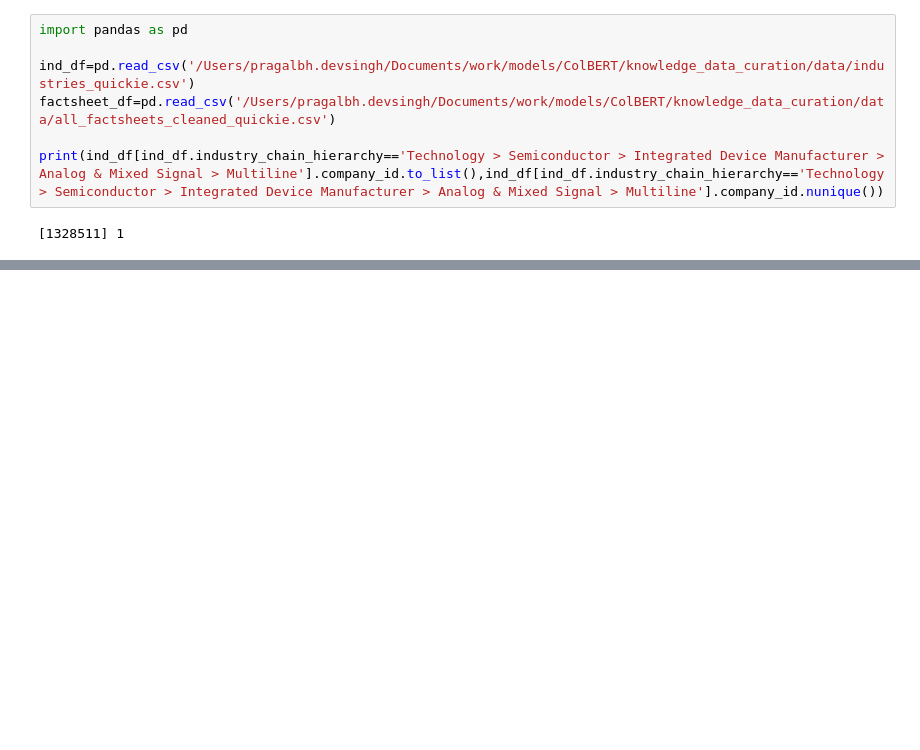
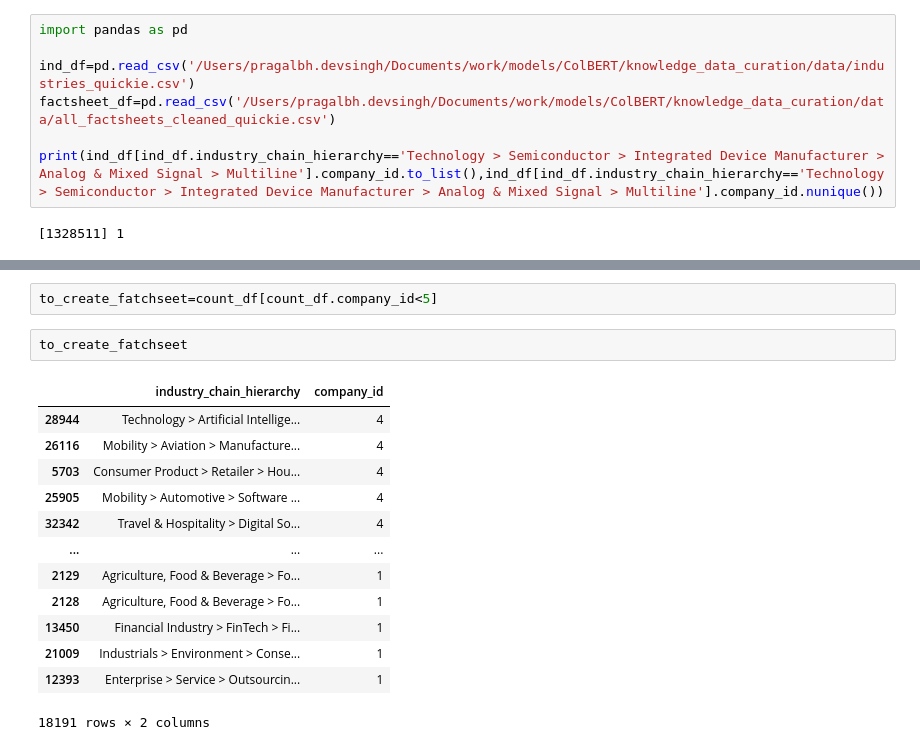
Before and after one commit to pragalbh-dev/ColBERT, a Jupyter notebook: knowledge_data_curation/test.ipynb, the cells around one changed output, grey strips where cells are left out. Drawn from its saved outputs; the diff is of its cells as text; blank space fills up the shorter version.

```diff
--- a/knowledge_data_curation/test.ipynb
+++ b/knowledge_data_curation/test.ipynb
@@ -479,0 +531,18 @@ missing
+# %%
+to_create_fatchseet=count_df[count_df.company_id<5]
+# %%
+to_create_fatchseet
+# %% [output]
+|  | industry_chain_hierarchy | company_id |
+| 28944 | Technology > Artificial Intellige... | 4 |
+| 26116 | Mobility > Aviation > Manufacture... | 4 |
+| 5703 | Consumer Product > Retailer > Hou... | 4 |
+| 25905 | Mobility > Automotive > Software ... | 4 |
+| 32342 | Travel & Hospitality > Digital So... | 4 |
+| ... | ... | ... |
+| 2129 | Agriculture, Food & Beverage > Fo... | 1 |
+| 2128 | Agriculture, Food & Beverage > Fo... | 1 |
+| 13450 | Financial Industry > FinTech > Fi... | 1 |
+| 21009 | Industrials > Environment > Conse... | 1 |
+| 12393 | Enterprise > Service > Outsourcin... | 1 |
+18191 rows × 2 columns
```
Also changed, not shown: parts of 33 cells of this notebook, 12 other files.
